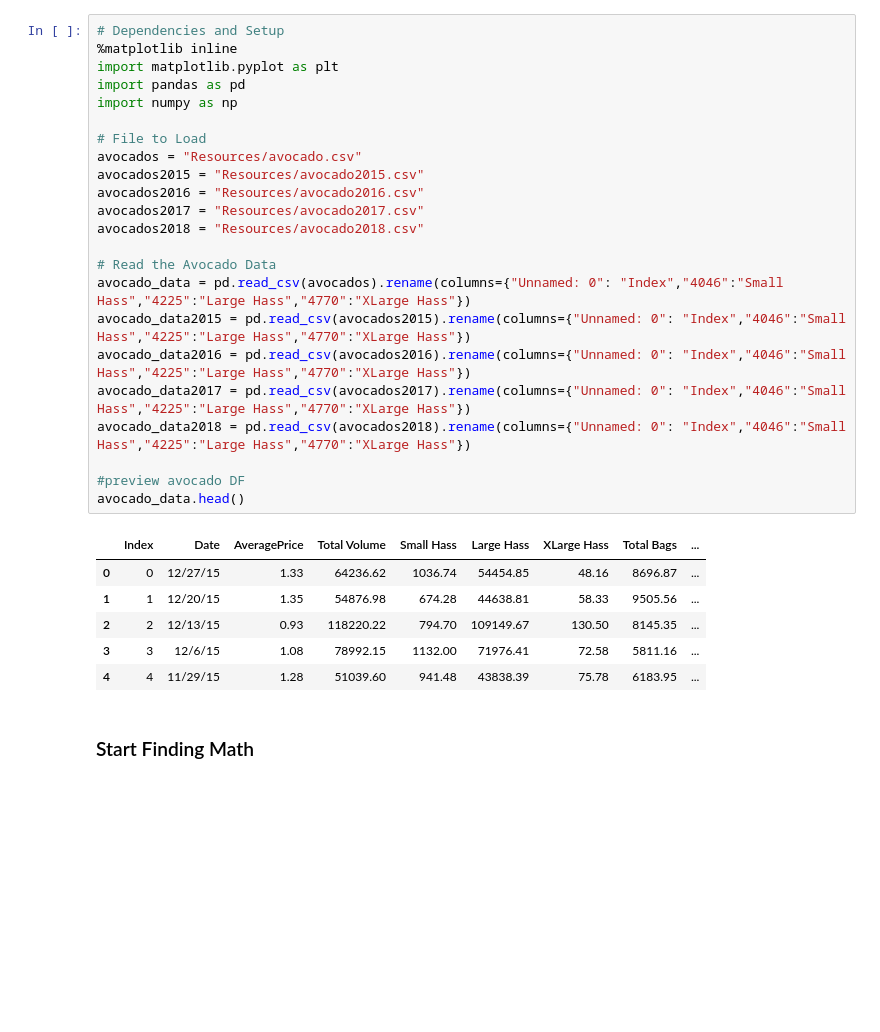
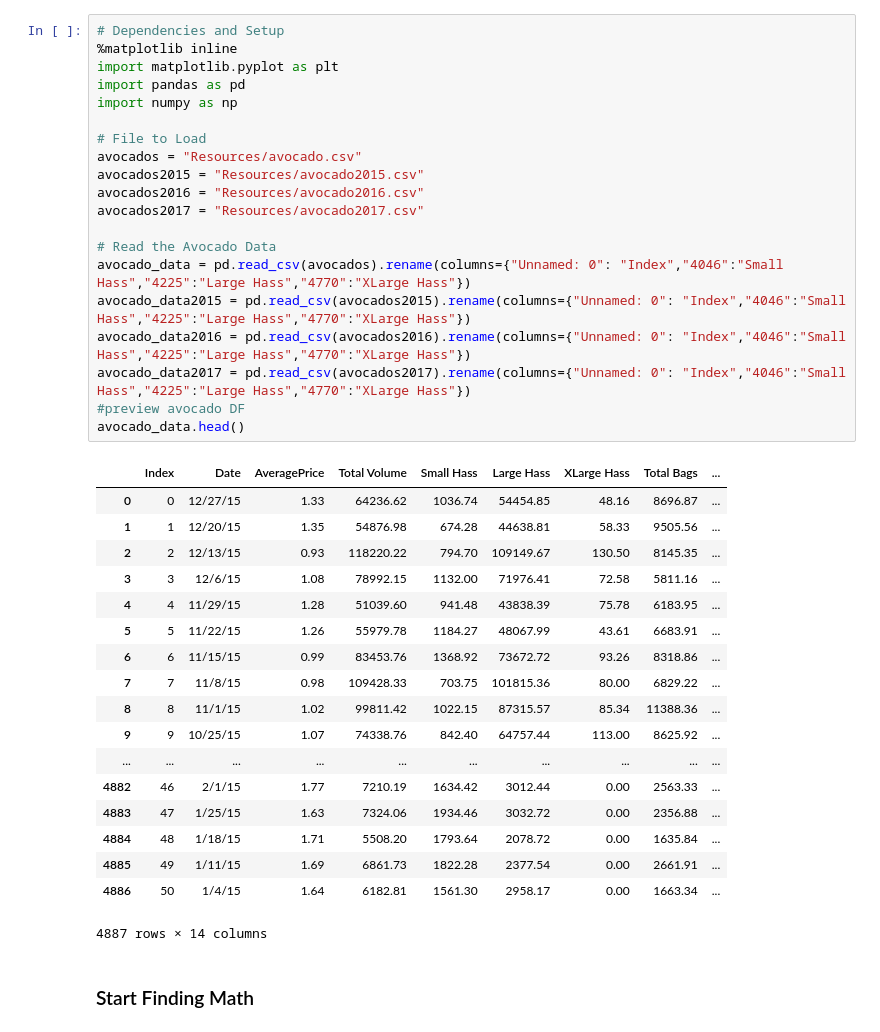
Before and after one commit to lourdesrm/AvocadoMadness, a Jupyter notebook: avocados.ipynb, the cells around one changed output. Drawn from its saved outputs; the diff is of its cells as text; blank space fills up the shorter version.

Commit message:
Updated to remove 2018 inc. data

```diff
--- a/avocados.ipynb
+++ b/avocados.ipynb
@@ -1,33 +1,42 @@
 # %%
 # Dependencies and Setup
 %matplotlib inline
 import matplotlib.pyplot as plt
 import pandas as pd
 import numpy as np
 
 # File to Load
 avocados = "Resources/avocado.csv"
 avocados2015 = "Resources/avocado2015.csv"
 avocados2016 = "Resources/avocado2016.csv"
 avocados2017 = "Resources/avocado2017.csv"
-avocados2018 = "Resources/avocado2018.csv"
 
 # Read the Avocado Data
 avocado_data = pd.read_csv(avocados).rename(columns={"Unnamed: 0": "Index","4046":"Small Hass","4225":"Large Hass","4770":"XLarge Hass"})
 avocado_data2015 = pd.read_csv(avocados2015).rename(columns={"Unnamed: 0": "Index","4046":"Small Hass","4225":"Large Hass","4770":"XLarge Hass"})
 avocado_data2016 = pd.read_csv(avocados2016).rename(columns={"Unnamed: 0": "Index","4046":"Small Hass","4225":"Large Hass","4770":"XLarge Hass"})
 avocado_data2017 = pd.read_csv(avocados2017).rename(columns={"Unnamed: 0": "Index","4046":"Small Hass","4225":"Large Hass","4770":"XLarge Hass"})
-avocado_data2018 = pd.read_csv(avocados2018).rename(columns={"Unnamed: 0": "Index","4046":"Small Hass","4225":"Large Hass","4770":"XLarge Hass"})
-
 #preview avocado DF
 avocado_data.head()
 # %% [output]
 |  | Index | Date | AveragePrice | Total Volume | Small Hass | Large Hass | XLarge Hass | Total Bags | ... |
 | 0 | 0 | 12/27/15 | 1.33 | 64236.62 | 1036.74 | 54454.85 | 48.16 | 8696.87 | ... |
 | 1 | 1 | 12/20/15 | 1.35 | 54876.98 | 674.28 | 44638.81 | 58.33 | 9505.56 | ... |
 | 2 | 2 | 12/13/15 | 0.93 | 118220.22 | 794.70 | 109149.67 | 130.50 | 8145.35 | ... |
 | 3 | 3 | 12/6/15 | 1.08 | 78992.15 | 1132.00 | 71976.41 | 72.58 | 5811.16 | ... |
 | 4 | 4 | 11/29/15 | 1.28 | 51039.60 | 941.48 | 43838.39 | 75.78 | 6183.95 | ... |
+| 5 | 5 | 11/22/15 | 1.26 | 55979.78 | 1184.27 | 48067.99 | 43.61 | 6683.91 | ... |
+| 6 | 6 | 11/15/15 | 0.99 | 83453.76 | 1368.92 | 73672.72 | 93.26 | 8318.86 | ... |
+| 7 | 7 | 11/8/15 | 0.98 | 109428.33 | 703.75 | 101815.36 | 80.00 | 6829.22 | ... |
+| 8 | 8 | 11/1/15 | 1.02 | 99811.42 | 1022.15 | 87315.57 | 85.34 | 11388.36 | ... |
+| 9 | 9 | 10/25/15 | 1.07 | 74338.76 | 842.40 | 64757.44 | 113.00 | 8625.92 | ... |
+| ... | ... | ... | ... | ... | ... | ... | ... | ... | ... |
+| 4882 | 46 | 2/1/15 | 1.77 | 7210.19 | 1634.42 | 3012.44 | 0.00 | 2563.33 | ... |
+| 4883 | 47 | 1/25/15 | 1.63 | 7324.06 | 1934.46 | 3032.72 | 0.00 | 2356.88 | ... |
+| 4884 | 48 | 1/18/15 | 1.71 | 5508.20 | 1793.64 | 2078.72 | 0.00 | 1635.84 | ... |
+| 4885 | 49 | 1/11/15 | 1.69 | 6861.73 | 1822.28 | 2377.54 | 0.00 | 2661.91 | ... |
+| 4886 | 50 | 1/4/15 | 1.64 | 6182.81 | 1561.30 | 2958.17 | 0.00 | 1663.34 | ... |
+4887 rows × 14 columns
 # %% [markdown]
 ### Start Finding Math
 # %%
```
Also changed, not shown: parts of 24 cells of this notebook, 7 other files.
